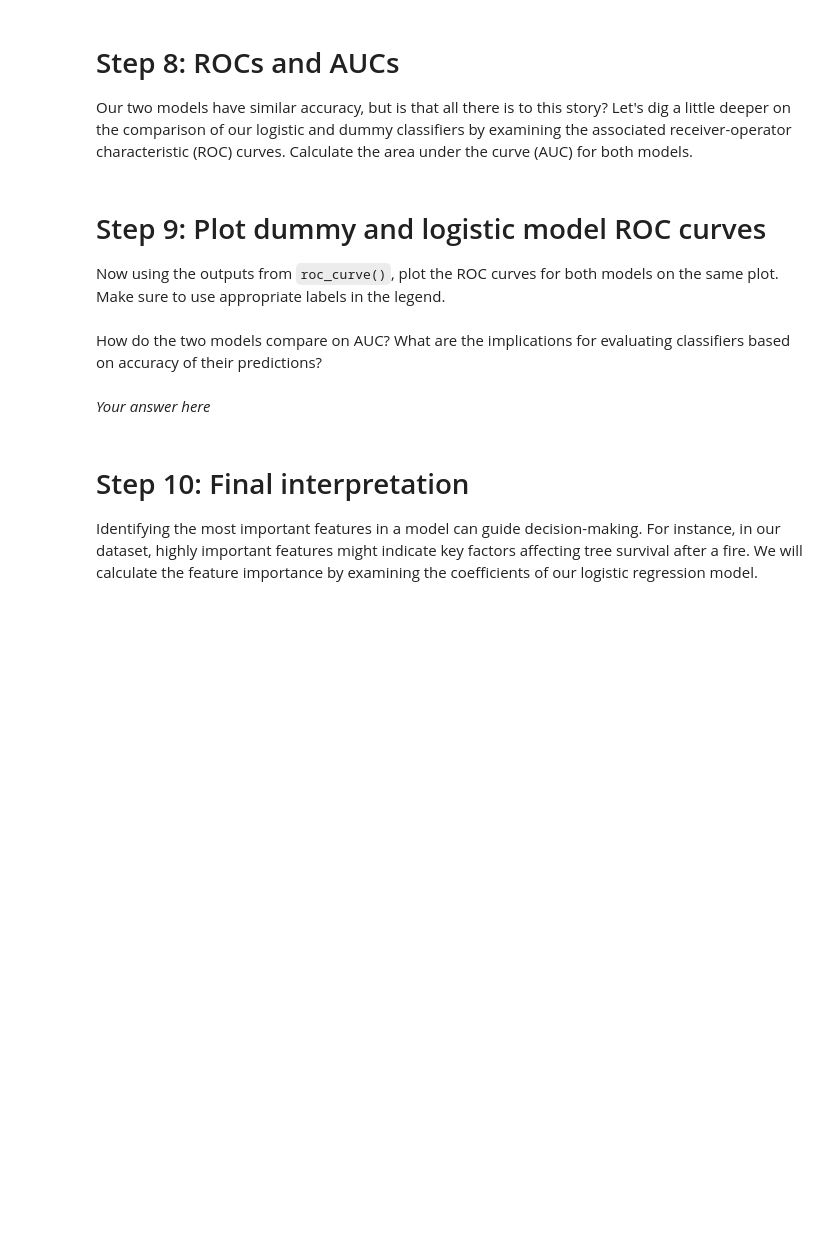
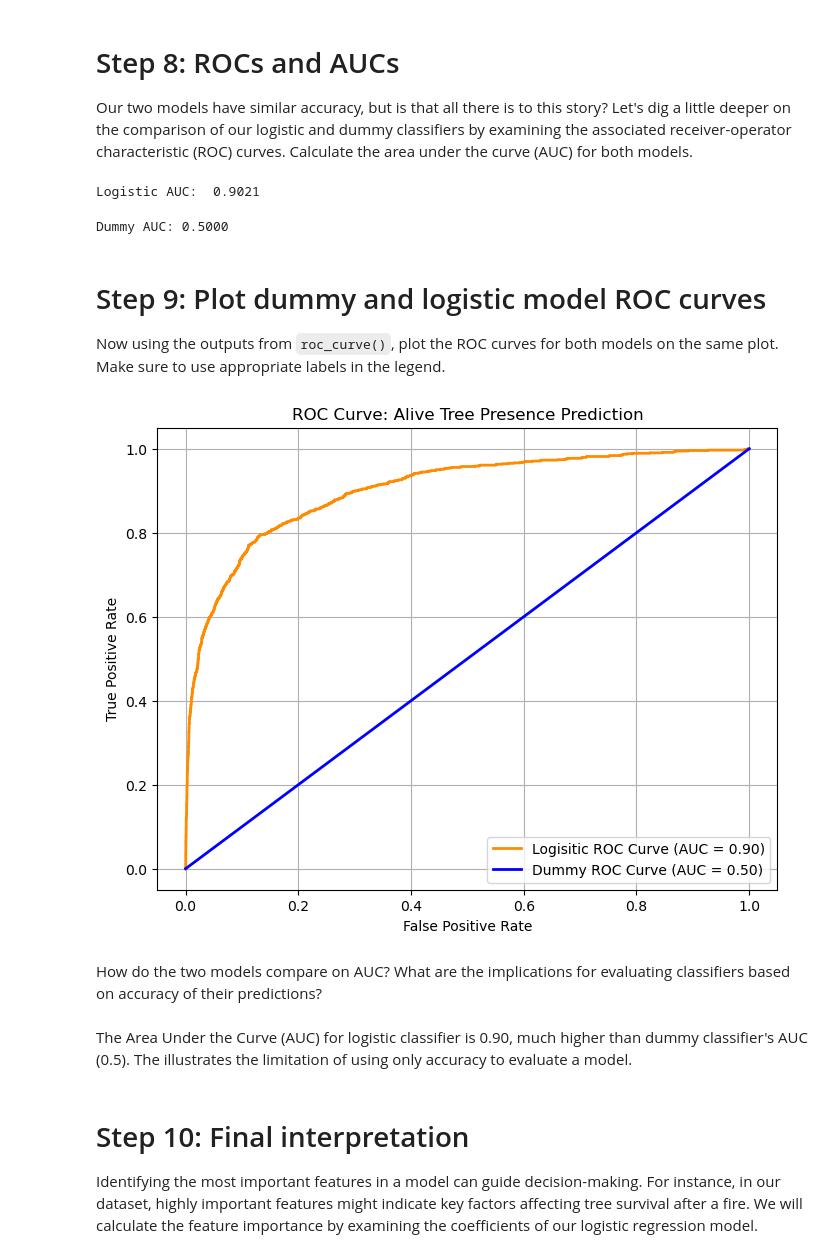
Before and after one commit to ZoeZhouJ/EDS232-labs, a Jupyter notebook: Week3/lab3-wildfire.ipynb, the cells around one changed output. Saved outputs shown, nothing was run; the diff lists cells and outputs as text; code cells hidden in the pictures; blank space fills up the shorter version.

```diff
--- a/Week3/lab3-wildfire.ipynb
+++ b/Week3/lab3-wildfire.ipynb
@@ -165,19 +248,46 @@ print("\nDummy Confusion Matrix:")
 Our two models have similar accuracy, but is that all there is to this story?  Let's dig a little deeper on the comparison of our logistic and dummy classifiers by examining the associated receiver-operator characteristic (ROC) curves. Calculate the area under the curve (AUC) for both models.
 # %%
 # Logistic classifier AUC
-...
-print(f"Logistic AUC: ")
+y_pred_proba = classifier.predict_proba(X_test_scaled)[:,1]
+roc_auc = roc_auc_score(y_test, y_pred_proba)
+print(f"Logistic AUC: {roc_auc: .4f}")
+# %% [output]
+Logistic AUC:  0.9021
 # %%
 # Dummy classifier AUC
-...
-print(f"Dummy AUC: ")
+dummy_pred_proba = dummy_classifier.predict_proba(X_test_scaled)[:,1]
+dummy_roc_auc = roc_auc_score(y_test, dummy_pred_proba)
+print(f"Dummy AUC: {dummy_roc_auc:.4f}")
+# %% [output]
+Dummy AUC: 0.5000
 # %% [markdown]
 # Step 9: Plot dummy and logistic model ROC curves
 Now using the outputs from `roc_curve()`, plot the ROC curves for both models on the same plot.  Make sure to use appropriate labels in the legend.
+# %%
+# Get ROC data for both model
+fpr, tpr, _= roc_curve(y_test, y_pred_proba)
+fpr_dummy, tpr_dummy, _=roc_curve(y_test, dummy_pred_proba)
+
+# Plot curves together
+plt.figure(figsize=(8,6))
+
+# Logistic curve
+plt.plot(fpr, tpr, color='darkorange', lw=2, label=f'Logisitic ROC Curve (AUC = {roc_auc:.2f})')
+# Dummy curve
+plt.plot(fpr_dummy, tpr_dummy, color='blue', lw=2, label=f'Dummy ROC Curve (AUC = {dummy_roc_auc:.2f})')
+
+plt.title('ROC Curve: Alive Tree Presence Prediction')
+plt.ylabel('True Positive Rate')
+plt.xlabel('False Positive Rate')
+plt.legend()
+plt.grid(True)
+plt.show()
+# %% [output]
+[figure, added]
 # %% [markdown]
 How do the two models compare on AUC?  What are the implications for evaluating classifiers based on accuracy of their predictions?
 # %% [markdown]
-*Your answer here*
+The Area Under the Curve (AUC) for logistic classifier is 0.90, much higher than dummy classifier's AUC (0.5). The illustrates the limitation of using only accuracy to evaluate a model.
 # %% [markdown]
 # Step 10: Final interpretation
 
```
Also changed, not shown: parts of 13 cells of this notebook.
